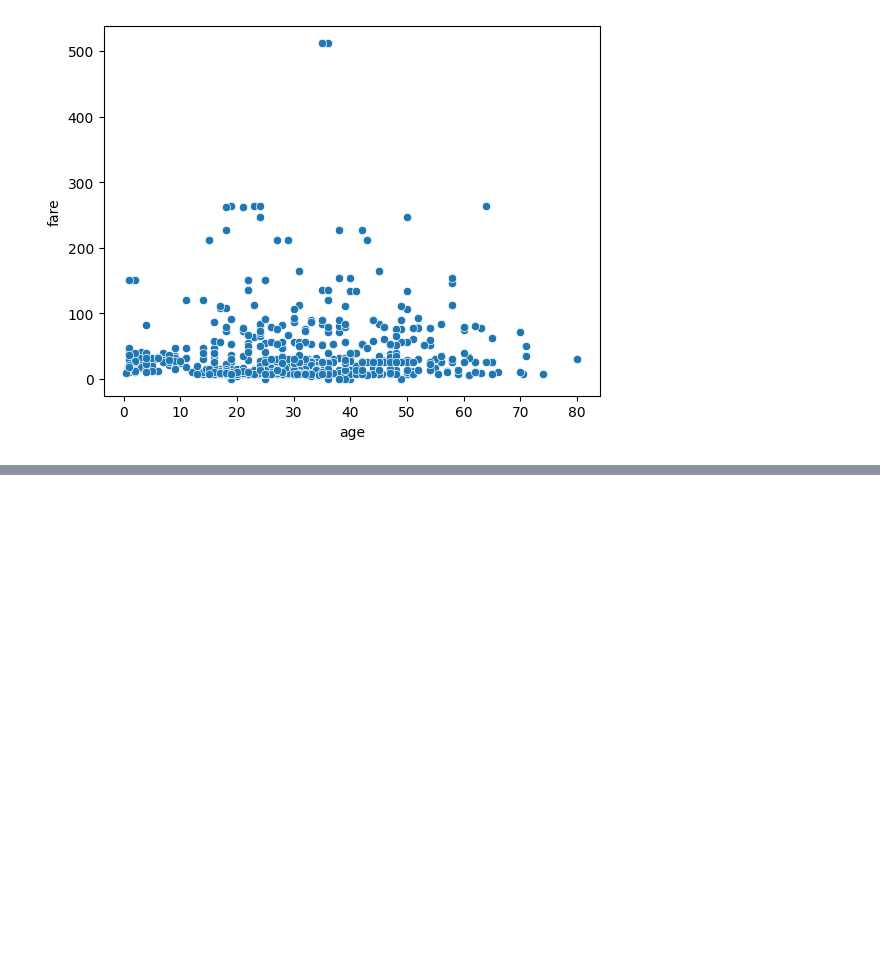
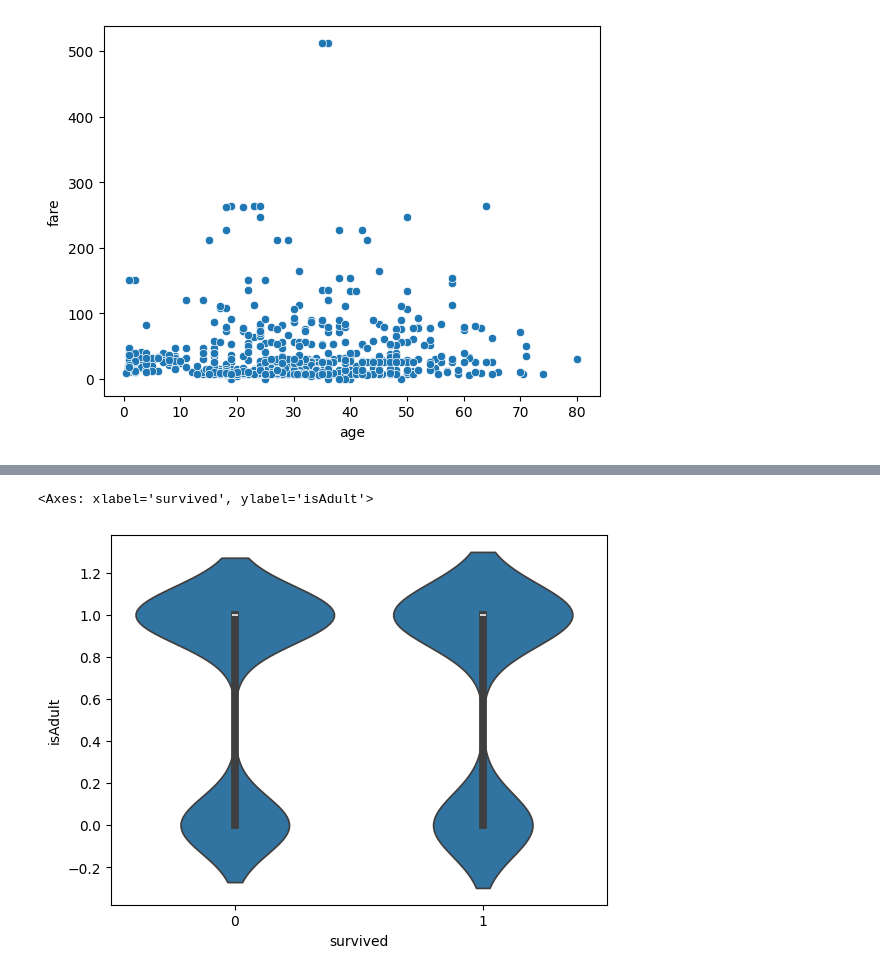
Before and after one commit to PraveenParashar/PPAI, a Jupyter notebook: Sep24_002_EDA_Visuals.ipynb, the cells around one changed output, grey strips where cells are left out. Saved outputs shown, nothing was run; the diff lists cells and outputs as text; code cells hidden in the pictures; blank space fills up the shorter version.

```diff
--- a/Sep24_002_EDA_Visuals.ipynb
+++ b/Sep24_002_EDA_Visuals.ipynb
@@ -318,3 +318,8 @@ sns.lineplot(data=ti, x='fare', y='age');
 sns.scatterplot(data=ti, x='age', y='fare');
 # %% [output]
 [figure]
+# %%
+agenecoding = lambda x: 1 if x > 18 else 0
+ti['isAdult'] = ti['age'].apply(agenecoding)
+
+ti
@@ -320,0 +340,5 @@ sns.scatterplot(data=ti, x='age', y='fare');
+# %%
+sns.violinplot(data=ti, x='survived', y='isAdult')
+# %% [output]
+<Axes: xlabel='survived', ylabel='isAdult'>
+[figure, added]
```
Also changed, not shown: parts of 6 cells of this notebook.
